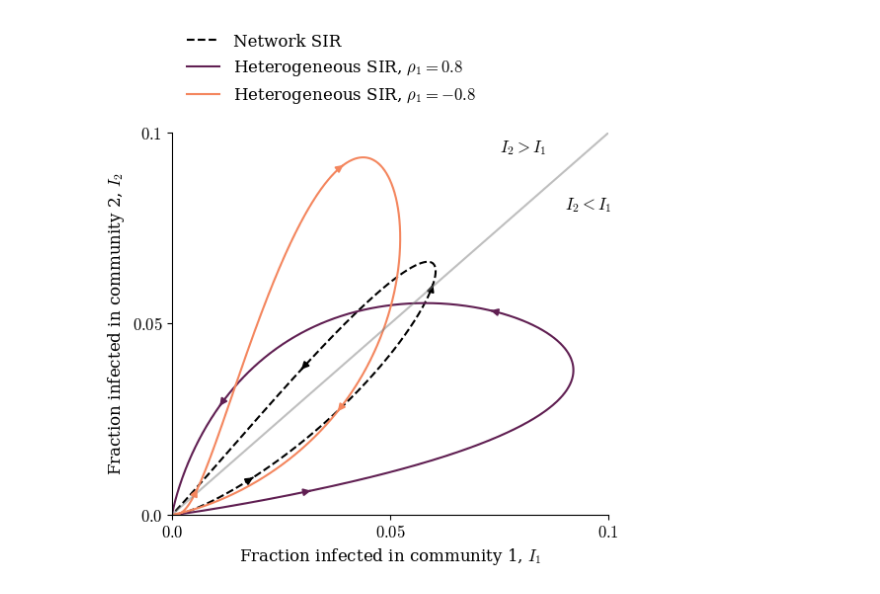
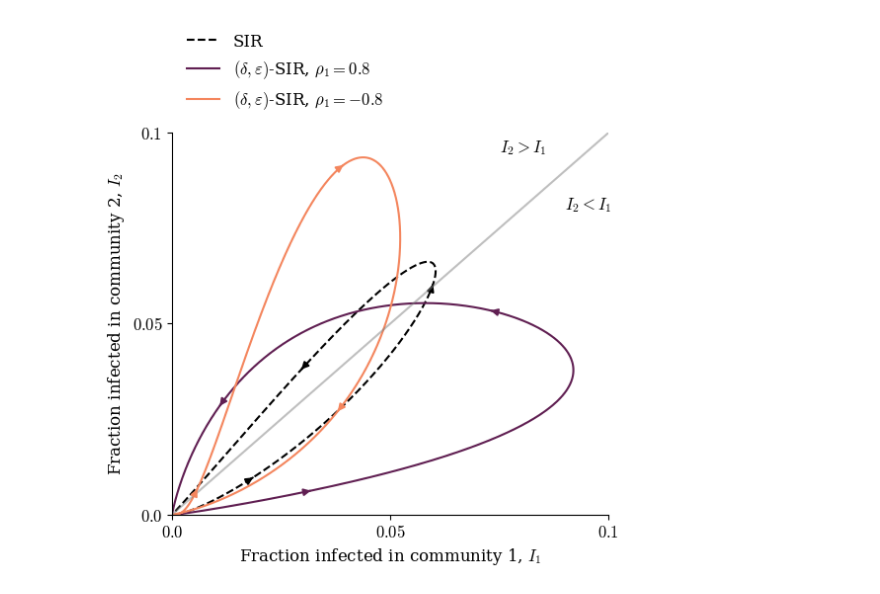
Before and after one commit to AbhayGupta115/HeterogenousCommunities, a Jupyter notebook: Figure-4.ipynb, the cells around one changed output. Drawn from its saved outputs; the diff is of its cells as text; code cells hidden in the pictures.

```diff
--- a/Figure-4.ipynb
+++ b/Figure-4.ipynb
@@ -95,7 +95,7 @@ plt.figure(figsize=(5.5, 6))
 plt.plot(
     rep_tmp_SIR1[0][0],
     rep_tmp_SIR1[0][1],
-    label=r"Network SIR",
+    label=r"SIR",
     color="black",
     linestyle="--",
 )
@@ -123,7 +123,7 @@ plt.annotate(
 plt.plot(
     rep_tmp1[0][0],
     rep_tmp1[0][1],
-    label=rf"Heterogeneous SIR, $\rho_1 = {rho}$",
+    label=rf"$(\delta,\varepsilon)$-SIR, $\rho_1 = {rho}$",
     color=colors[-1],
 )
 plt.annotate(
@@ -150,7 +150,7 @@ plt.annotate(
 plt.plot(
     rep_tmp2[0][0],
     rep_tmp2[0][1],
-    label=rf"Heterogeneous SIR, $\rho_1 = {-rho}$",
+    label=rf"$(\delta,\varepsilon)$-SIR, $\rho_1 = {-rho}$",
     color=colors[0],
 )
 plt.annotate(
@@ -171,32 +171,32 @@ plt.annotate(
     "",
     xy=(rep_tmp2[0][0][1501], rep_tmp2[0][1][1501]),
     xytext=(rep_tmp2[0][0][1500], rep_tmp2[0][1][1500]),
     arrowprops=dict(arrowstyle="-|>", color=colors[0], linewidth=1.5),
     zorder=10,
 )
 
 plt.legend(loc="upper left", bbox_to_anchor=(0, 1.3), frameon=False)
 plt.xlabel(r"Fraction infected in community 1, $I_1$")
 plt.ylabel(r"Fraction infected in community 2, $I_2$")
 
 x = np.linspace(0, 0.1, 100)
 y = x
 plt.plot(x, y, color="grey", alpha=0.5)
 plt.text(0.075, 0.095, r'$I_2 > I_1$', fontsize=12)
 plt.text(0.09, 0.08, r'$I_2 < I_1$', fontsize=12)
 
 plt.xticks([0.0, 0.05, 0.1], [r"$0.0$", r"$0.05$", r"$0.1$"])
 plt.yticks([0.0, 0.05, 0.1], [r"$0.0$", r"$0.05$", r"$0.1$"])
 
 plt.xlim(0, 0.1)
 plt.ylim(0, 0.1)
 
 sns.despine()
 
 plt.tight_layout()
 
 #plt.savefig("Figures/Figure-4.png", dpi=1000, bbox_inches="tight")
 #plt.savefig("Figures/Figure-4.svg", format="svg", bbox_inches="tight")
-plt.savefig("Figures/Figure-4.pdf", format="pdf", bbox_inches="tight")
+#plt.savefig("Figures/Figure-4.pdf", format="pdf", bbox_inches="tight")
 # %% [output]
-[figure, old version]
+[figure, new version]
```
Also changed, not shown: parts of 2 cells of this notebook, 2 other files.
